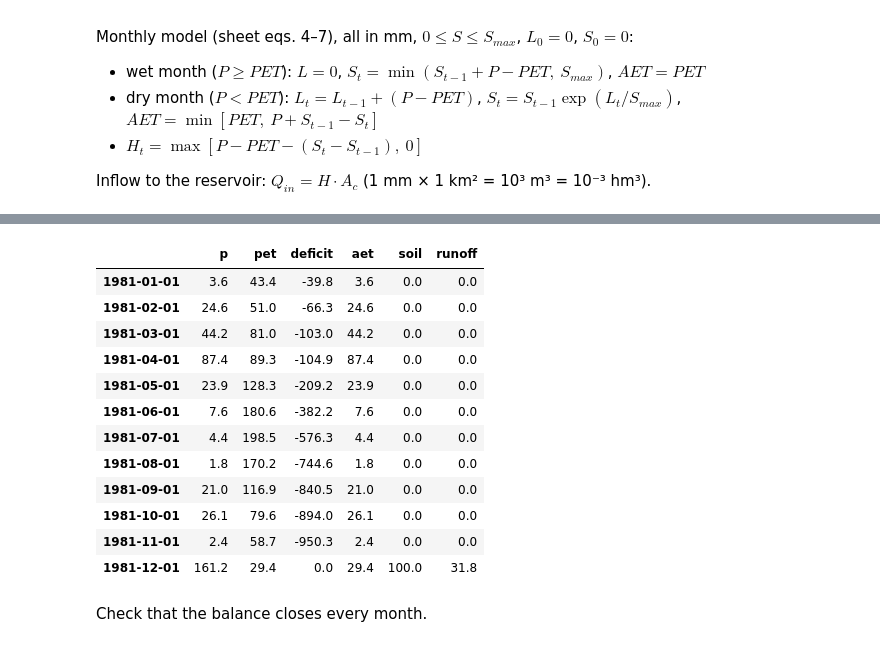
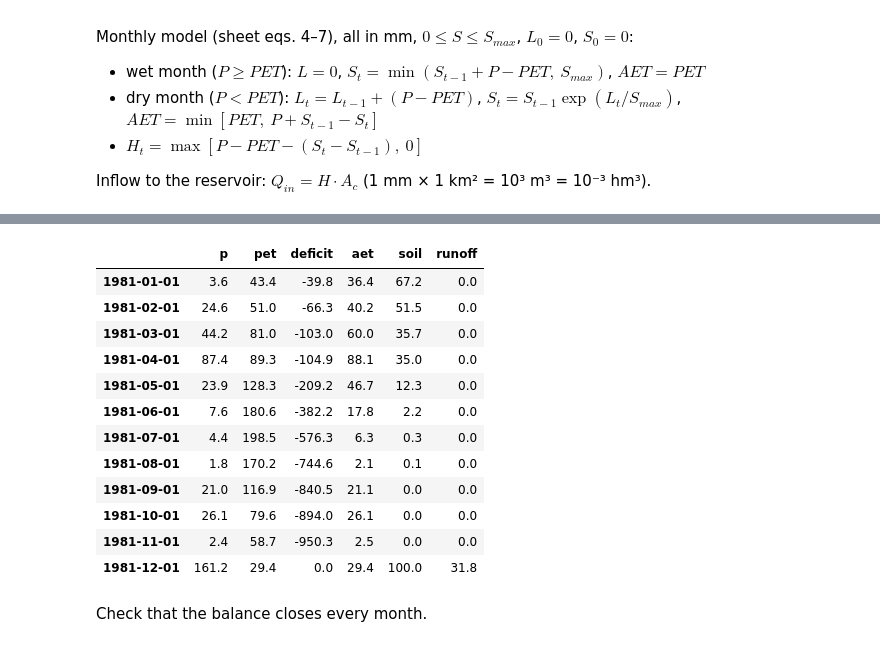
Before and after one commit to josemfgalante-art/epss_implementation, a Jupyter notebook: notebooks/04_thornthwaite_mather.ipynb, the cells around one changed output, grey strips where cells are left out. Drawn from its saved outputs; the diff is of its cells as text; code cells hidden in the pictures.

```diff
--- a/notebooks/04_thornthwaite_mather.ipynb
+++ b/notebooks/04_thornthwaite_mather.ipynb
@@ -40,23 +42,23 @@ case
 # %%
 from epss.soil import thornthwaite_mather
 
 clim = pd.read_csv(PROC / "climate.csv", index_col=0, parse_dates=True)
 pet = pd.read_csv(PROC / "pet.csv", index_col=0, parse_dates=True).iloc[:, 0]
-tm = thornthwaite_mather(clim.p_mm, pet, case["smax_mm"])
+tm = thornthwaite_mather(clim.p_mm, pet, case["smax_mm"], s0=case["smax_mm"])
 tm.head(12).round(1)
 # %% [output]
 |  | p | pet | deficit | aet | soil | runoff |
-| 1981-01-01 | 3.6 | 43.4 | -39.8 | 3.6 | 0.0 | 0.0 |
-| 1981-02-01 | 24.6 | 51.0 | -66.3 | 24.6 | 0.0 | 0.0 |
-| 1981-03-01 | 44.2 | 81.0 | -103.0 | 44.2 | 0.0 | 0.0 |
-| 1981-04-01 | 87.4 | 89.3 | -104.9 | 87.4 | 0.0 | 0.0 |
-| 1981-05-01 | 23.9 | 128.3 | -209.2 | 23.9 | 0.0 | 0.0 |
-| 1981-06-01 | 7.6 | 180.6 | -382.2 | 7.6 | 0.0 | 0.0 |
-| 1981-07-01 | 4.4 | 198.5 | -576.3 | 4.4 | 0.0 | 0.0 |
-| 1981-08-01 | 1.8 | 170.2 | -744.6 | 1.8 | 0.0 | 0.0 |
-| 1981-09-01 | 21.0 | 116.9 | -840.5 | 21.0 | 0.0 | 0.0 |
+| 1981-01-01 | 3.6 | 43.4 | -39.8 | 36.4 | 67.2 | 0.0 |
+| 1981-02-01 | 24.6 | 51.0 | -66.3 | 40.2 | 51.5 | 0.0 |
+| 1981-03-01 | 44.2 | 81.0 | -103.0 | 60.0 | 35.7 | 0.0 |
+| 1981-04-01 | 87.4 | 89.3 | -104.9 | 88.1 | 35.0 | 0.0 |
+| 1981-05-01 | 23.9 | 128.3 | -209.2 | 46.7 | 12.3 | 0.0 |
+| 1981-06-01 | 7.6 | 180.6 | -382.2 | 17.8 | 2.2 | 0.0 |
+| 1981-07-01 | 4.4 | 198.5 | -576.3 | 6.3 | 0.3 | 0.0 |
+| 1981-08-01 | 1.8 | 170.2 | -744.6 | 2.1 | 0.1 | 0.0 |
+| 1981-09-01 | 21.0 | 116.9 | -840.5 | 21.1 | 0.0 | 0.0 |
 | 1981-10-01 | 26.1 | 79.6 | -894.0 | 26.1 | 0.0 | 0.0 |
-| 1981-11-01 | 2.4 | 58.7 | -950.3 | 2.4 | 0.0 | 0.0 |
+| 1981-11-01 | 2.4 | 58.7 | -950.3 | 2.5 | 0.0 | 0.0 |
 | 1981-12-01 | 161.2 | 29.4 | 0.0 | 29.4 | 100.0 | 31.8 |
 # %% [markdown]
 Check that the balance closes every month.
```
Also changed, not shown: parts of 5 cells of this notebook, 16 other files.
